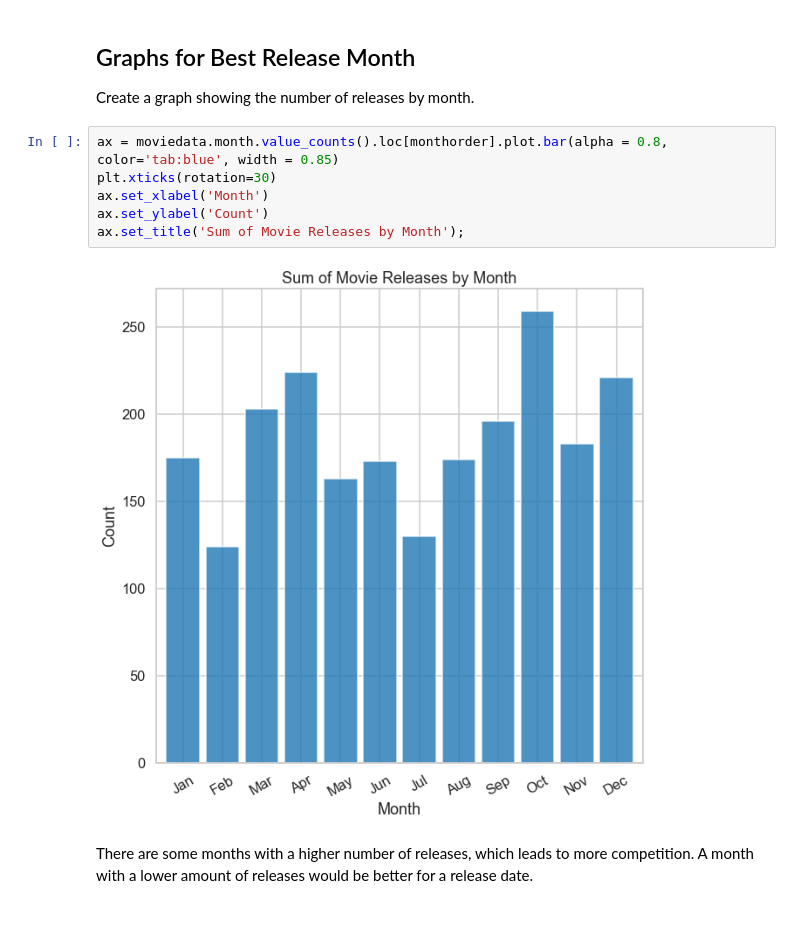
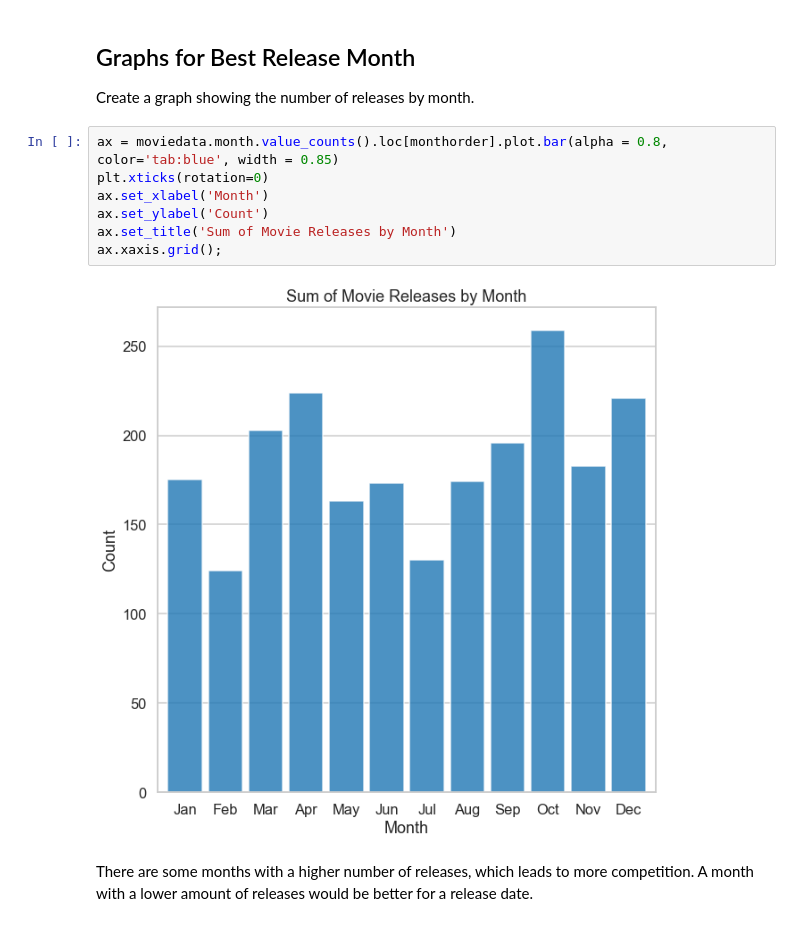
Before and after one commit to gzedwards/Movie-Project-Analysis, a Jupyter notebook: micro-movie-project.ipynb, the cells around one changed output. Saved outputs shown, nothing was run; the diff lists cells and outputs as text.

```diff
--- a/micro-movie-project.ipynb
+++ b/micro-movie-project.ipynb
@@ -445,12 +445,13 @@ From the above graphs we can find the highest ROI and profit films. Most of thes
 Create a graph showing the number of releases by month.
 # %%
 ax = moviedata.month.value_counts().loc[monthorder].plot.bar(alpha = 0.8, color='tab:blue', width = 0.85)
-plt.xticks(rotation=30)
+plt.xticks(rotation=0)
 ax.set_xlabel('Month')
 ax.set_ylabel('Count')
-ax.set_title('Sum of Movie Releases by Month');
+ax.set_title('Sum of Movie Releases by Month')
+ax.xaxis.grid();
 # %% [output]
-[figure, old version]
+[figure, new version]
 # %% [markdown]
 There are some months with a higher number of releases, which leads to more competition. A month with a lower amount of releases would be better for a release date.
 # %% [markdown]
```
Also changed, not shown: parts of 2 cells of this notebook, 1 other file.
